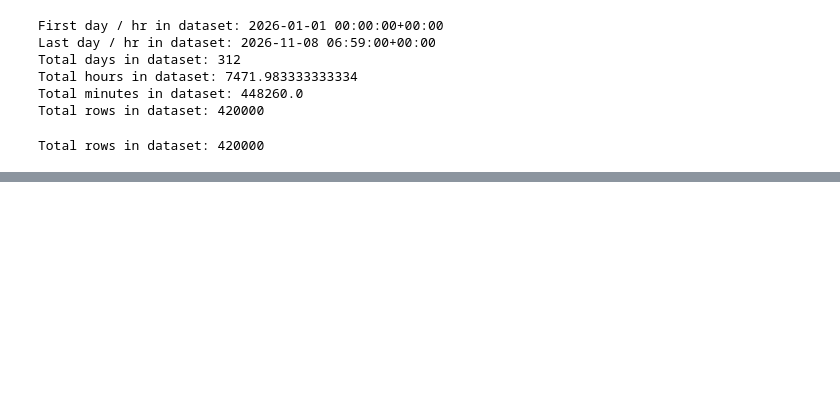
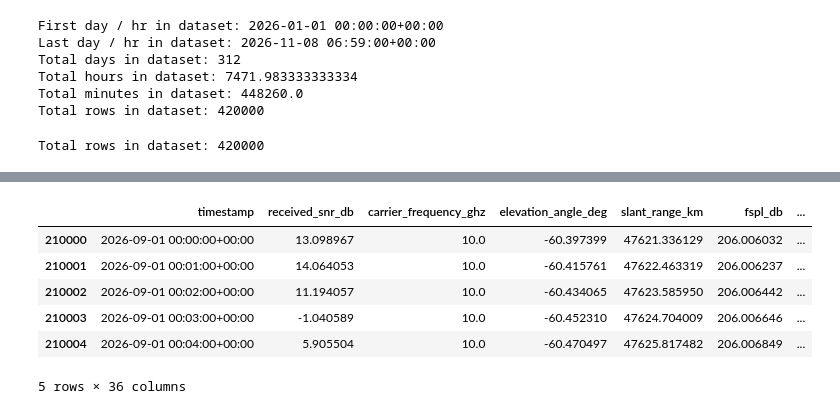
Before and after one commit to jhatch3/claude, a Jupyter notebook: main.ipynb, the cells around one changed output, grey strips where cells are left out. Drawn from its saved outputs; the diff is of its cells as text; code cells hidden in the pictures; blank space fills up the shorter version.

```diff
--- a/main.ipynb
+++ b/main.ipynb
@@ -93,0 +126,14 @@ Total rows in dataset: 420000
+# %%
+tokyo_df = df[df['station'] == 'Tokyo'].copy()
+# %%
+tokyo_df['timestamp'] = pd.to_datetime(tokyo_df['timestamp'])
+# %%
+tokyo_df.head()
+# %% [output]
+|  | timestamp | received_snr_db | carrier_frequency_ghz | elevation_angle_deg | slant_range_km | fspl_db | ... |
+| 210000 | 2026-09-01 00:00:00+00:00 | 13.098967 | 10.0 | -60.397399 | 47621.336129 | 206.006032 | ... |
+| 210001 | 2026-09-01 00:01:00+00:00 | 14.064053 | 10.0 | -60.415761 | 47622.463319 | 206.006237 | ... |
+| 210002 | 2026-09-01 00:02:00+00:00 | 11.194057 | 10.0 | -60.434065 | 47623.585950 | 206.006442 | ... |
+| 210003 | 2026-09-01 00:03:00+00:00 | -1.040589 | 10.0 | -60.452310 | 47624.704009 | 206.006646 | ... |
+| 210004 | 2026-09-01 00:04:00+00:00 | 5.905504 | 10.0 | -60.470497 | 47625.817482 | 206.006849 | ... |
+5 rows × 36 columns
```
Also changed, not shown: parts of 5 cells of this notebook, 1 other file.
